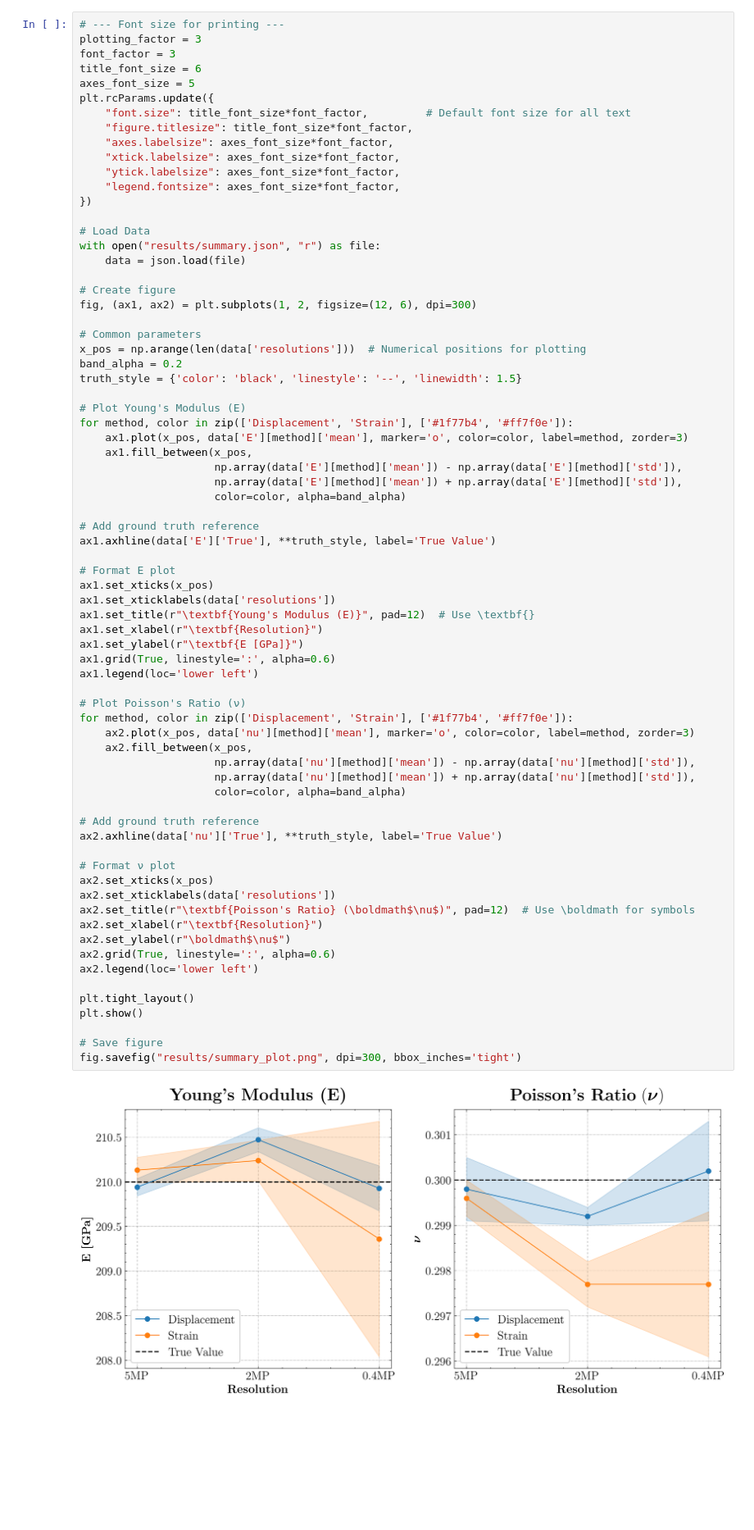
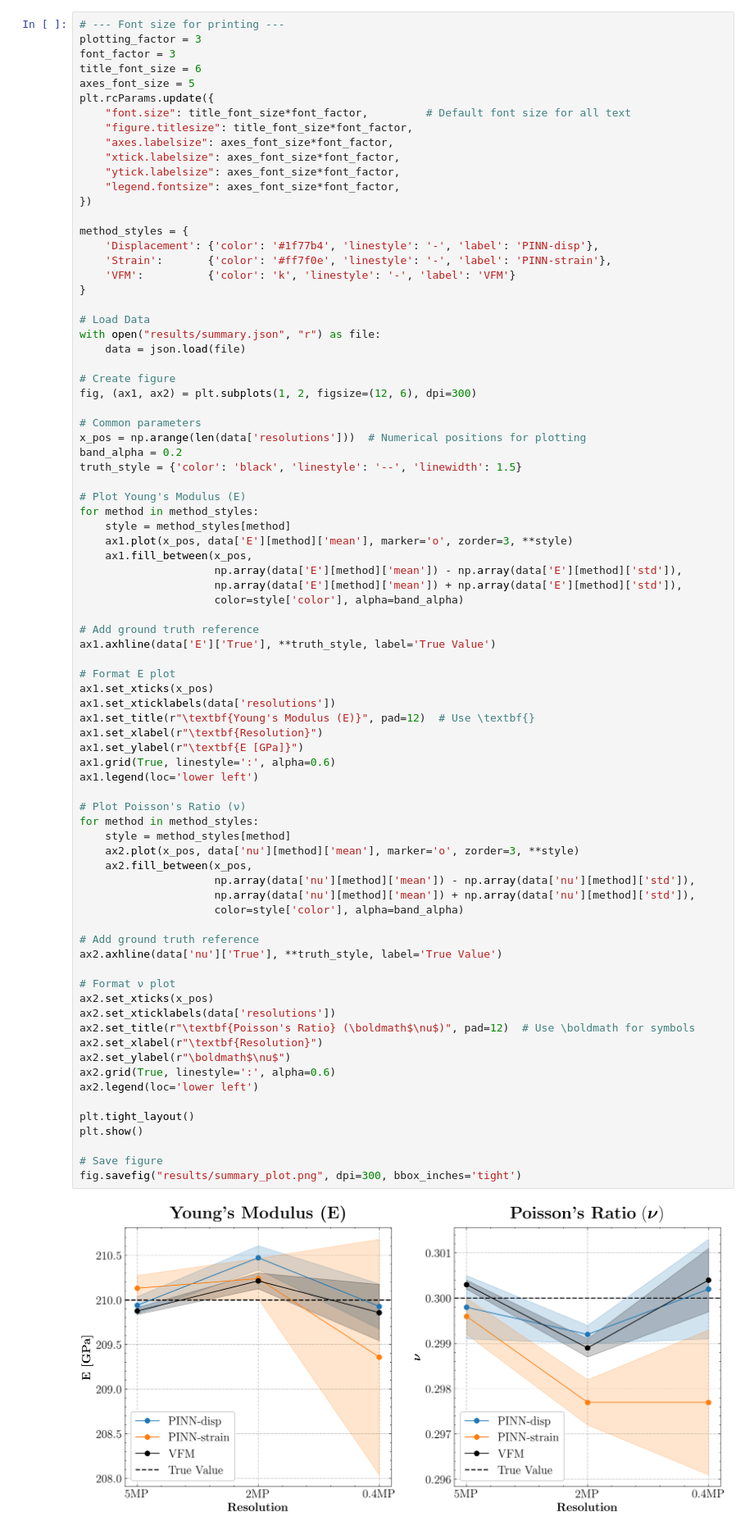
Before and after one commit to bonneted/PINN-MT2.0, a Jupyter notebook: 1_side_loaded_plate/2_noise_study/plot_multi_runs.ipynb, the cells around one changed output. Shown at 82% size. Saved outputs shown, nothing was run; the diff lists cells and outputs as text; blank space fills up the shorter version.

```diff
--- a/1_side_loaded_plate/2_noise_study/plot_multi_runs.ipynb
+++ b/1_side_loaded_plate/2_noise_study/plot_multi_runs.ipynb
@@ -238,6 +229,12 @@ plt.rcParams.update({
     "legend.fontsize": axes_font_size*font_factor,
 })
 
+method_styles = {
+    'Displacement': {'color': '#1f77b4', 'linestyle': '-', 'label': 'PINN-disp'},
+    'Strain':       {'color': '#ff7f0e', 'linestyle': '-', 'label': 'PINN-strain'},
+    'VFM':          {'color': 'k', 'linestyle': '-', 'label': 'VFM'}
+}
+
 # Load Data
 with open("results/summary.json", "r") as file:
     data = json.load(file)
@@ -251,12 +248,13 @@ band_alpha = 0.2
 truth_style = {'color': 'black', 'linestyle': '--', 'linewidth': 1.5}
 
 # Plot Young's Modulus (E)
-for method, color in zip(['Displacement', 'Strain'], ['#1f77b4', '#ff7f0e']):
-    ax1.plot(x_pos, data['E'][method]['mean'], marker='o', color=color, label=method, zorder=3)
+for method in method_styles:
+    style = method_styles[method]
+    ax1.plot(x_pos, data['E'][method]['mean'], marker='o', zorder=3, **style)
     ax1.fill_between(x_pos,
                      np.array(data['E'][method]['mean']) - np.array(data['E'][method]['std']),
                      np.array(data['E'][method]['mean']) + np.array(data['E'][method]['std']),
-                     color=color, alpha=band_alpha)
+                     color=style['color'], alpha=band_alpha)
 
 # Add ground truth reference
 ax1.axhline(data['E']['True'], **truth_style, label='True Value')
@@ -266,34 +264,35 @@ ax1.set_xticks(x_pos)
 ax1.set_xticklabels(data['resolutions'])
 ax1.set_title(r"\textbf{Young's Modulus (E)}", pad=12)  # Use \textbf{}
 ax1.set_xlabel(r"\textbf{Resolution}")
 ax1.set_ylabel(r"\textbf{E [GPa]}")
 ax1.grid(True, linestyle=':', alpha=0.6)
 ax1.legend(loc='lower left')
 
 # Plot Poisson's Ratio (ν)
-for method, color in zip(['Displacement', 'Strain'], ['#1f77b4', '#ff7f0e']):
-    ax2.plot(x_pos, data['nu'][method]['mean'], marker='o', color=color, label=method, zorder=3)
+for method in method_styles:
+    style = method_styles[method]
+    ax2.plot(x_pos, data['nu'][method]['mean'], marker='o', zorder=3, **style)
     ax2.fill_between(x_pos,
                      np.array(data['nu'][method]['mean']) - np.array(data['nu'][method]['std']),
                      np.array(data['nu'][method]['mean']) + np.array(data['nu'][method]['std']),
-                     color=color, alpha=band_alpha)
+                     color=style['color'], alpha=band_alpha)
 
 # Add ground truth reference
 ax2.axhline(data['nu']['True'], **truth_style, label='True Value')
 
 # Format ν plot
 ax2.set_xticks(x_pos)
 ax2.set_xticklabels(data['resolutions'])
 ax2.set_title(r"\textbf{Poisson's Ratio} (\boldmath$\nu$)", pad=12)  # Use \boldmath for symbols
 ax2.set_xlabel(r"\textbf{Resolution}")
 ax2.set_ylabel(r"\boldmath$\nu$")
 ax2.grid(True, linestyle=':', alpha=0.6)
 ax2.legend(loc='lower left')
 
 plt.tight_layout()
 plt.show()
 
 # Save figure
 fig.savefig("results/summary_plot.png", dpi=300, bbox_inches='tight')
 # %% [output]
-[figure, old version]
+[figure, new version]
```
Also changed, not shown: parts of 4 cells of this notebook, 3 other files.
